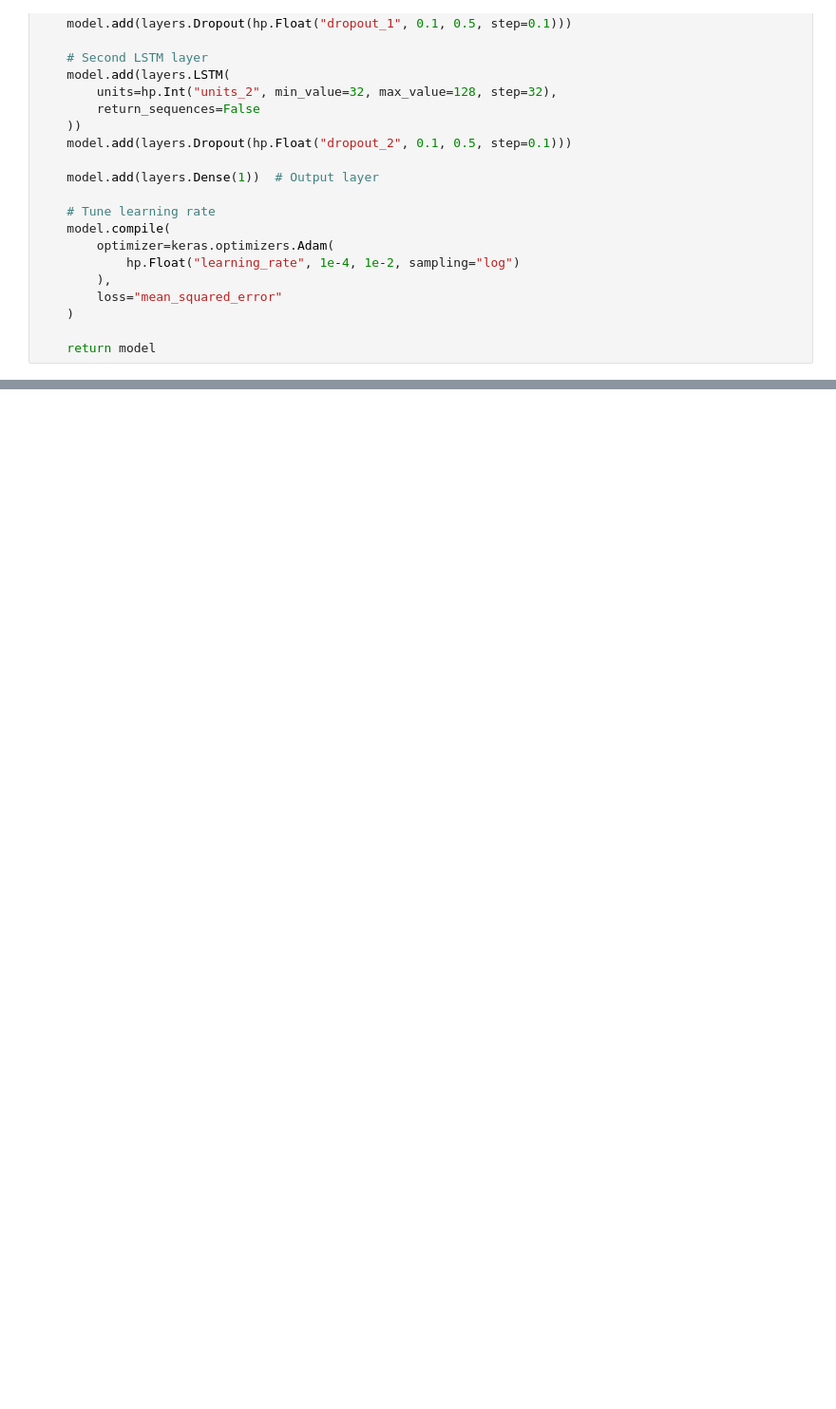
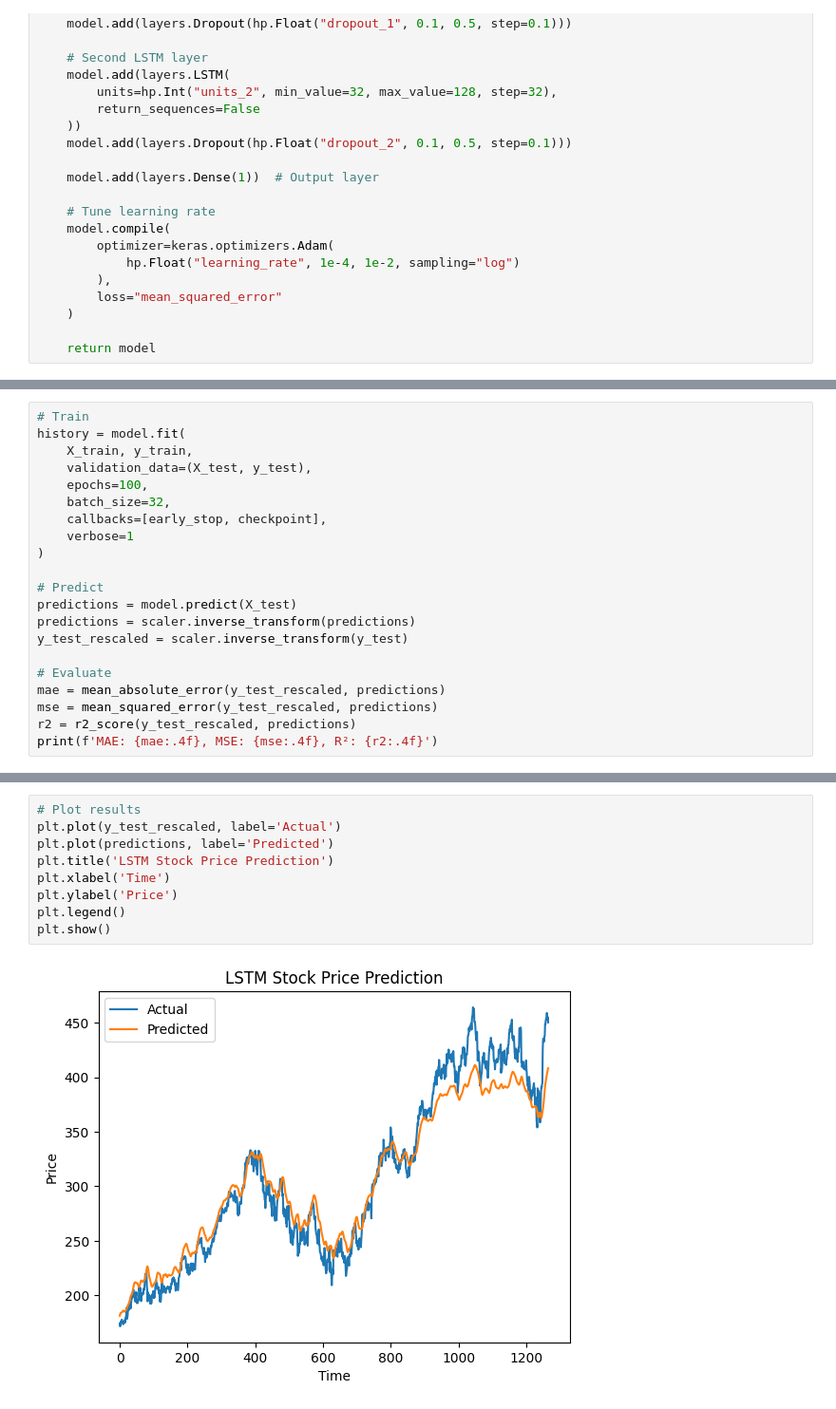
Before and after one commit to Sevinda-Herath/Stock-Market-Prediction-AI-Model, a Jupyter notebook: Model.ipynb, the cells around one changed output, grey strips where cells are left out. Shown at 95% size. Cells and saved outputs as stored; diff of their text form; blank space fills up the shorter version.

```diff
--- a/Model.ipynb
+++ b/Model.ipynb
@@ -238,0 +279,21 @@ Learning Rate: 0.009411723340734904
+# %%
+# Train
+history = model.fit(
+    X_train, y_train,
+    validation_data=(X_test, y_test),
+    epochs=100,
+    batch_size=32,
+    callbacks=[early_stop, checkpoint],
+    verbose=1
+)
+
+# Predict
+predictions = model.predict(X_test)
+predictions = scaler.inverse_transform(predictions)
+y_test_rescaled = scaler.inverse_transform(y_test)
+
+# Evaluate
+mae = mean_absolute_error(y_test_rescaled, predictions)
+mse = mean_squared_error(y_test_rescaled, predictions)
+r2 = r2_score(y_test_rescaled, predictions)
+print(f'MAE: {mae:.4f}, MSE: {mse:.4f}, R²: {r2:.4f}')
@@ -238,0 +325,11 @@ Learning Rate: 0.009411723340734904
+# %%
+# Plot results
+plt.plot(y_test_rescaled, label='Actual')
+plt.plot(predictions, label='Predicted')
+plt.title('LSTM Stock Price Prediction')
+plt.xlabel('Time')
+plt.ylabel('Price')
+plt.legend()
+plt.show()
+# %% [output]
+[figure, added]
```
Also changed, not shown: parts of 9 cells of this notebook, 4 other files.
